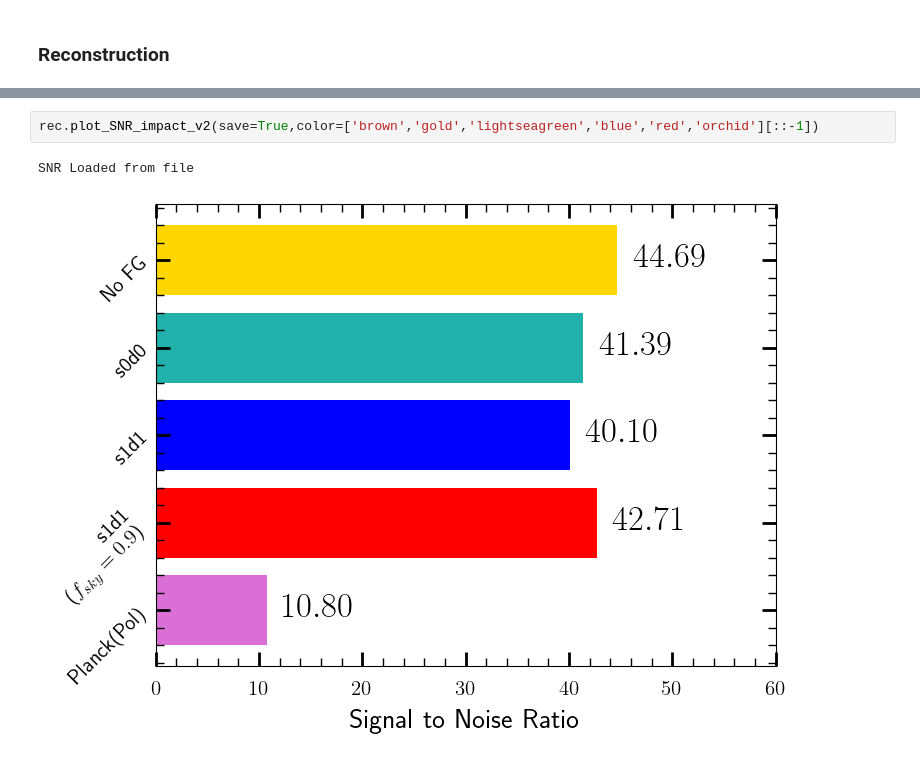
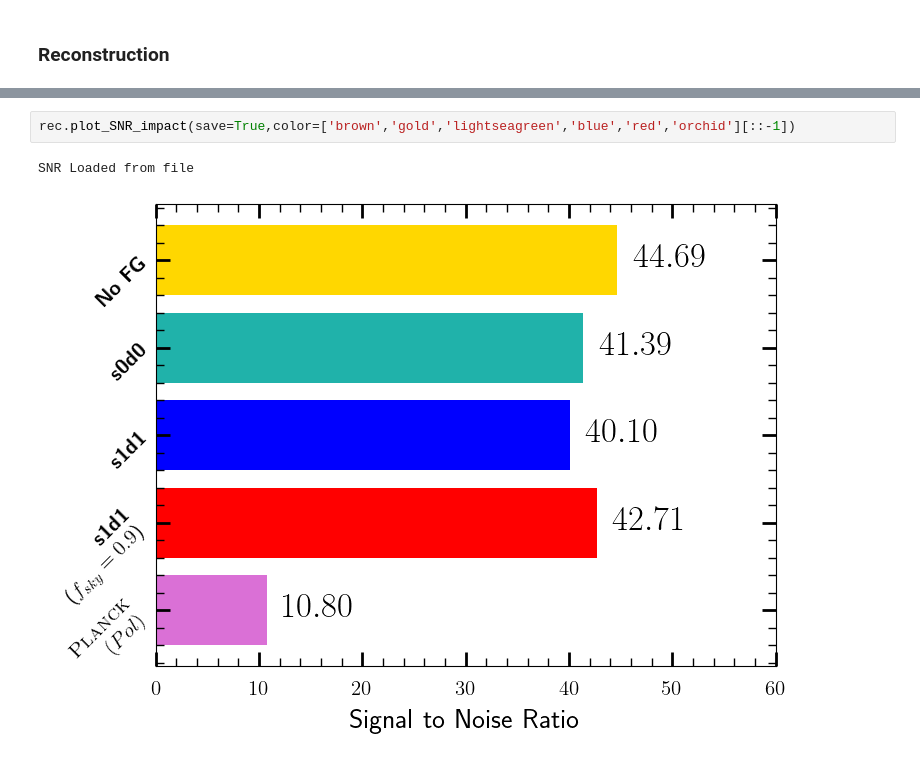
Before and after one commit to antolonappan/dell, a Jupyter notebook: Notebooks/publish.ipynb, the cells around one changed output, grey strips where cells are left out. Drawn from its saved outputs; the diff is of its cells as text.

```diff
--- a/Notebooks/publish.ipynb
+++ b/Notebooks/publish.ipynb
@@ -39,8 +36,8 @@ Data Loaded from file
 # %%
-rec.plot_SNR_impact_v2(save=True,color=['brown','gold','lightseagreen','blue','red','orchid'][::-1])
+rec.plot_SNR_impact(save=True,color=['brown','gold','lightseagreen','blue','red','orchid'][::-1])
 # %% [output]
 SNR Loaded from file
-[figure, old version]
+[figure, new version]
 # %%
 rec.plot_planck_comparsion(save=True)
 # %% [output]
```
Also changed, not shown: parts of 9 cells of this notebook, 10 other files.
